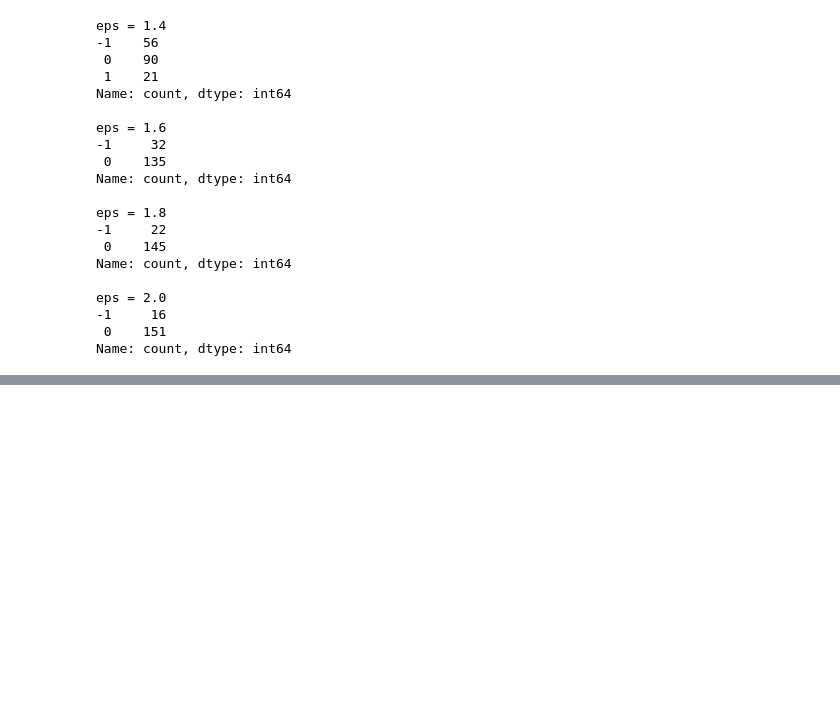
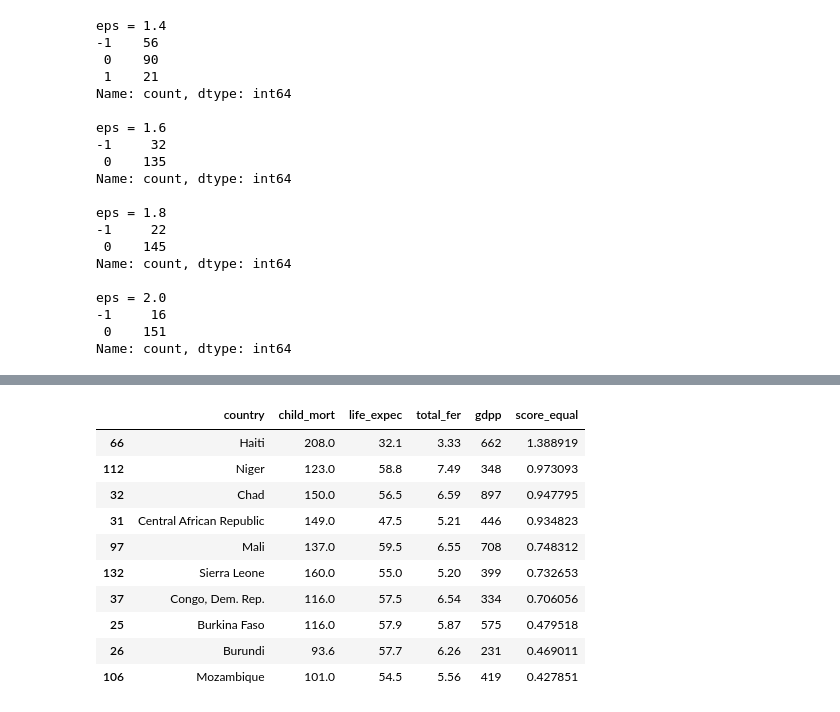
Before and after one commit to zalak01/country-aid-clustering, a Jupyter notebook: notebooks/03.hypothesis_testing_preprocessing.ipynb, the cells around one changed output, grey strips where cells are left out. Saved outputs shown, nothing was run; the diff lists cells and outputs as text; code cells hidden in the pictures; blank space fills up the shorter version.

```diff
--- a/notebooks/03.hypothesis_testing_preprocessing.ipynb
+++ b/notebooks/03.hypothesis_testing_preprocessing.ipynb
@@ -1199,0 +1353,43 @@ Name: count, dtype: int64
+# %%
+priority_df['score_equal'] = priority_df[
+    [
+        'child_mort_score',
+        'life_expec_score',
+        'total_fer_score',
+        'gdpp_score'
+    ]
+].mean(axis=1)
+
+priority_df['score_humanitarian'] = (
+    0.40 * priority_df['child_mort_score'] +
+    0.25 * priority_df['life_expec_score'] +
+    0.25 * priority_df['gdpp_score'] +
+    0.10 * priority_df['total_fer_score']
+)
+# %%
+top10_equal = priority_df.sort_values(
+    'score_equal',
+    ascending=False
+).head(10)
+
+top10_humanitarian = priority_df.sort_values(
+    'score_humanitarian',
+    ascending=False
+).head(10)
+# %%
+top10_equal[
+    ['country', 'child_mort', 'life_expec',
+     'total_fer', 'gdpp', 'score_equal']
+]
+# %% [output]
+|  | country | child_mort | life_expec | total_fer | gdpp | score_equal |
+| 66 | Haiti | 208.0 | 32.1 | 3.33 | 662 | 1.388919 |
+| 112 | Niger | 123.0 | 58.8 | 7.49 | 348 | 0.973093 |
+| 32 | Chad | 150.0 | 56.5 | 6.59 | 897 | 0.947795 |
+| 31 | Central African Republic | 149.0 | 47.5 | 5.21 | 446 | 0.934823 |
+| 97 | Mali | 137.0 | 59.5 | 6.55 | 708 | 0.748312 |
+| 132 | Sierra Leone | 160.0 | 55.0 | 5.20 | 399 | 0.732653 |
+| 37 | Congo, Dem. Rep. | 116.0 | 57.5 | 6.54 | 334 | 0.706056 |
+| 25 | Burkina Faso | 116.0 | 57.9 | 5.87 | 575 | 0.479518 |
+| 26 | Burundi | 93.6 | 57.7 | 6.26 | 231 | 0.469011 |
+| 106 | Mozambique | 101.0 | 54.5 | 5.56 | 419 | 0.427851 |
```
Also changed, not shown: parts of 22 cells of this notebook, 1 other file.
